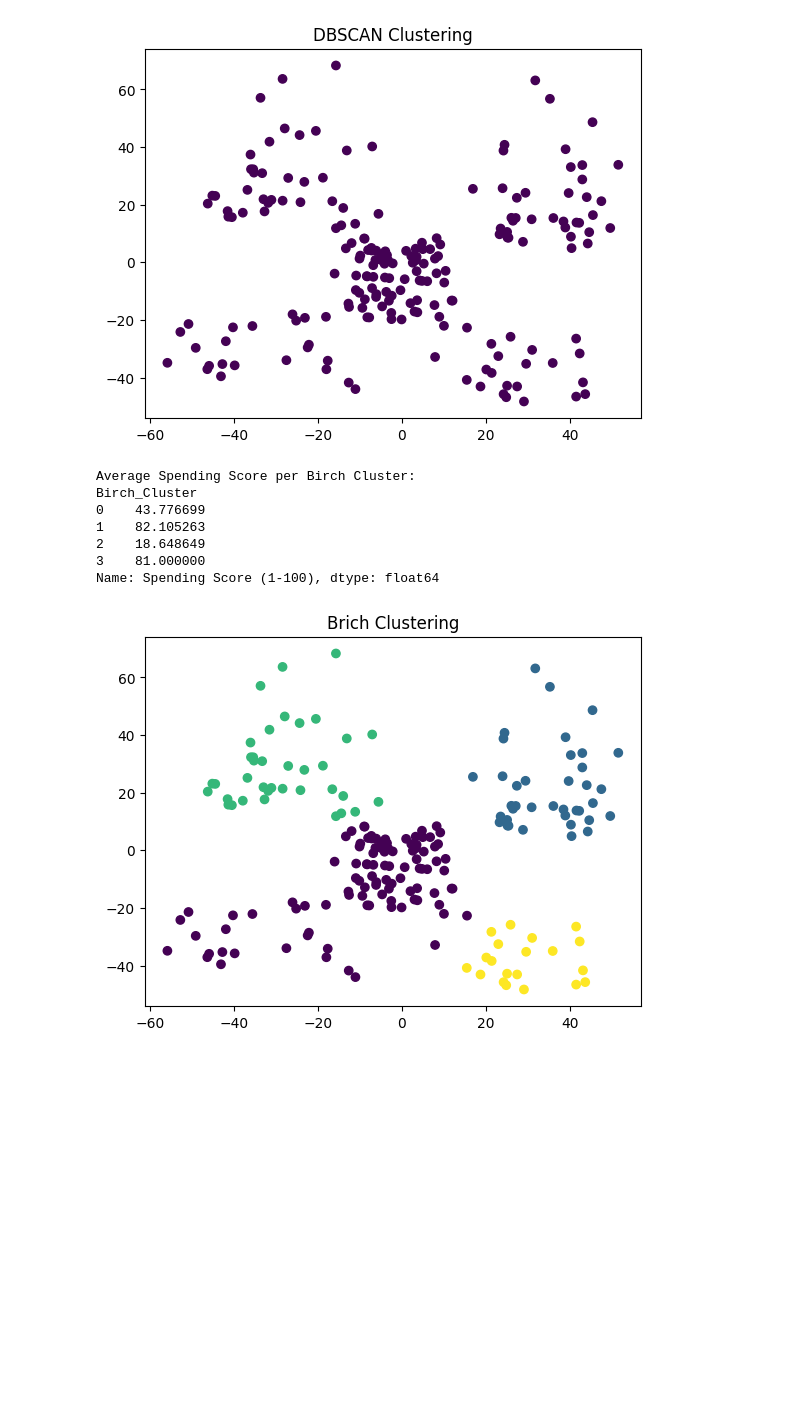
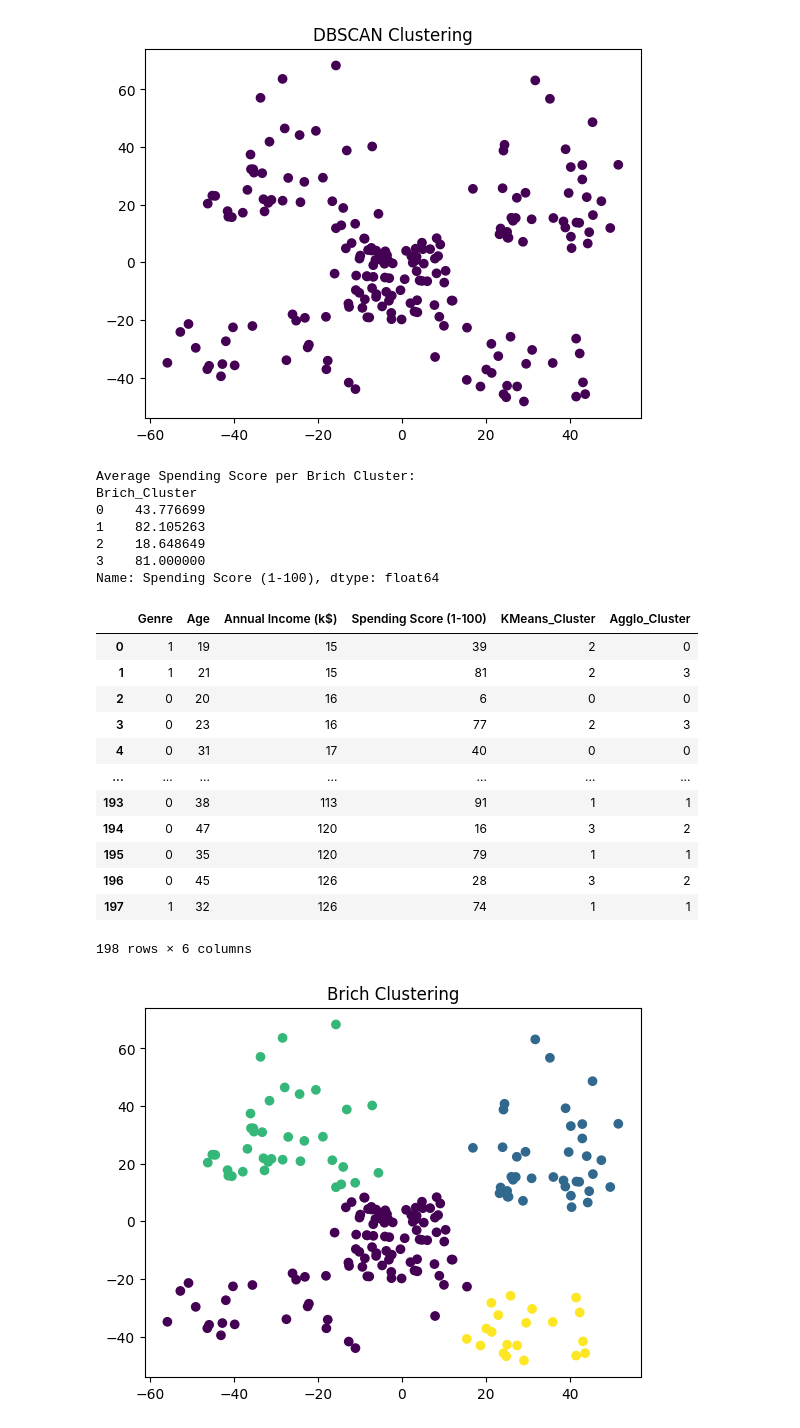
Before and after one commit to AmrKhaled05/Customer-Segmentation, a Jupyter notebook: project.ipynb, the cells around one changed output. Saved outputs shown, nothing was run; the diff lists cells and outputs as text; code cells hidden in the pictures; blank space fills up the shorter version.

```diff
--- a/project.ipynb
+++ b/project.ipynb
@@ -214,6 +230,8 @@ plt.title("KMeans Clustering")
 plt.show()
 # %% [output]
 [figure]
+# %%
+df = df[['Genre', 'Age', 'Annual Income (k$)', 'Spending Score (1-100)']]
 # %%
 agglomerativeClustering_model=AgglomerativeClustering(n_clusters=4)
 agglomerativeClustering_model_result=agglomerativeClustering_model.fit(df)
@@ -236,5 +268,7 @@ plt.title("Agglomerative Clustering")
 plt.show()
 # %% [output]
 [figure]
+# %%
+df = df[['Genre', 'Age', 'Annual Income (k$)', 'Spending Score (1-100)']]
 # %%
 DBSCAN_model = DBSCAN(eps=0.5, min_samples=5)
@@ -245,5 +279,7 @@ plt.title("DBSCAN Clustering")
 plt.show()
 # %% [output]
 [figure]
+# %%
+df = df[['Genre', 'Age', 'Annual Income (k$)', 'Spending Score (1-100)']]
 # %%
 Brich_model=Birch(n_clusters=4)
@@ -251,16 +287,30 @@ Brich_model_result=Brich_model.fit(df)
 # %%
-df['Birch_Cluster'] = Brich_model_result.labels_
-avg_spending_per_birch = df.groupby('Birch_Cluster')['Spending Score (1-100)'].mean()
-print("Average Spending Score per Birch Cluster:")
-print(avg_spending_per_birch)
+df['Brich_Cluster'] = Brich_model_result.labels_
+avg_spending_per_brich = df.groupby('Brich_Cluster')['Spending Score (1-100)'].mean()
+print("Average Spending Score per Brich Cluster:")
+print(avg_spending_per_brich)
+df.drop('Brich_Cluster',axis=1)
 # %% [output]
-Average Spending Score per Birch Cluster:
-Birch_Cluster
+Average Spending Score per Brich Cluster:
+Brich_Cluster
 0    43.776699
 1    82.105263
 2    18.648649
 3    81.000000
 Name: Spending Score (1-100), dtype: float64
+|  | Genre | Age | Annual Income (k$) | Spending Score (1-100) | KMeans_Cluster | Agglo_Cluster |
+| 0 | 1 | 19 | 15 | 39 | 2 | 0 |
+| 1 | 1 | 21 | 15 | 81 | 2 | 3 |
+| 2 | 0 | 20 | 16 | 6 | 0 | 0 |
+| 3 | 0 | 23 | 16 | 77 | 2 | 3 |
+| 4 | 0 | 31 | 17 | 40 | 0 | 0 |
+| ... | ... | ... | ... | ... | ... | ... |
+| 193 | 0 | 38 | 113 | 91 | 1 | 1 |
+| 194 | 0 | 47 | 120 | 16 | 3 | 2 |
+| 195 | 0 | 35 | 120 | 79 | 1 | 1 |
+| 196 | 0 | 45 | 126 | 28 | 3 | 2 |
+| 197 | 1 | 32 | 126 | 74 | 1 | 1 |
+198 rows × 6 columns
 # %%
 plt.scatter(pca_result[:, 0], pca_result[:, 1], c=Brich_model_result.labels_)
 plt.title("Brich Clustering")
```
Also changed, not shown: parts of 12 cells of this notebook, 1 other file.
